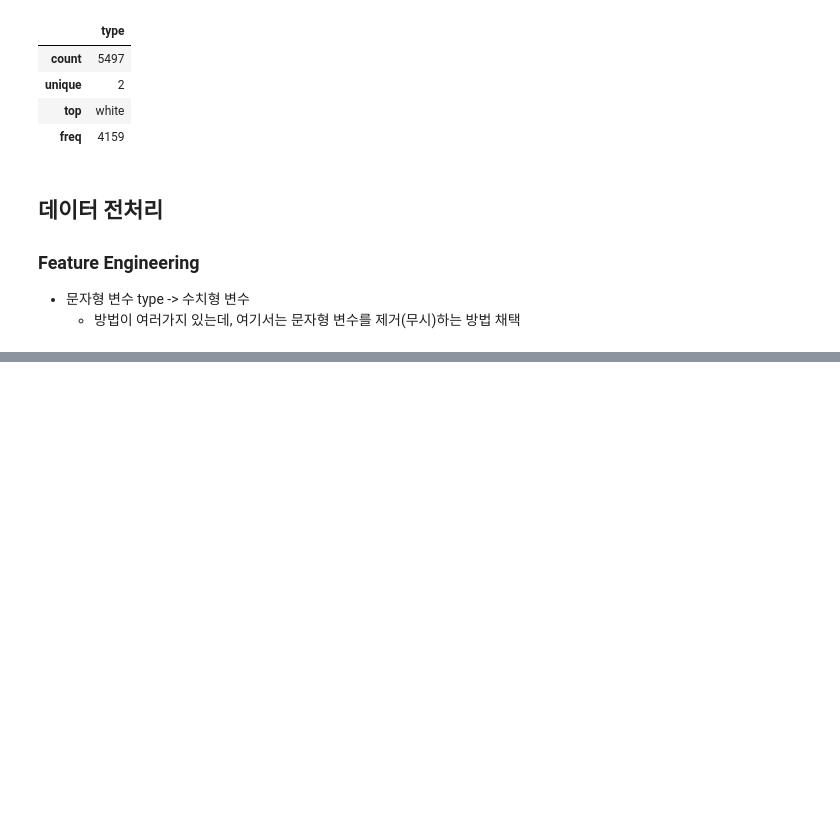
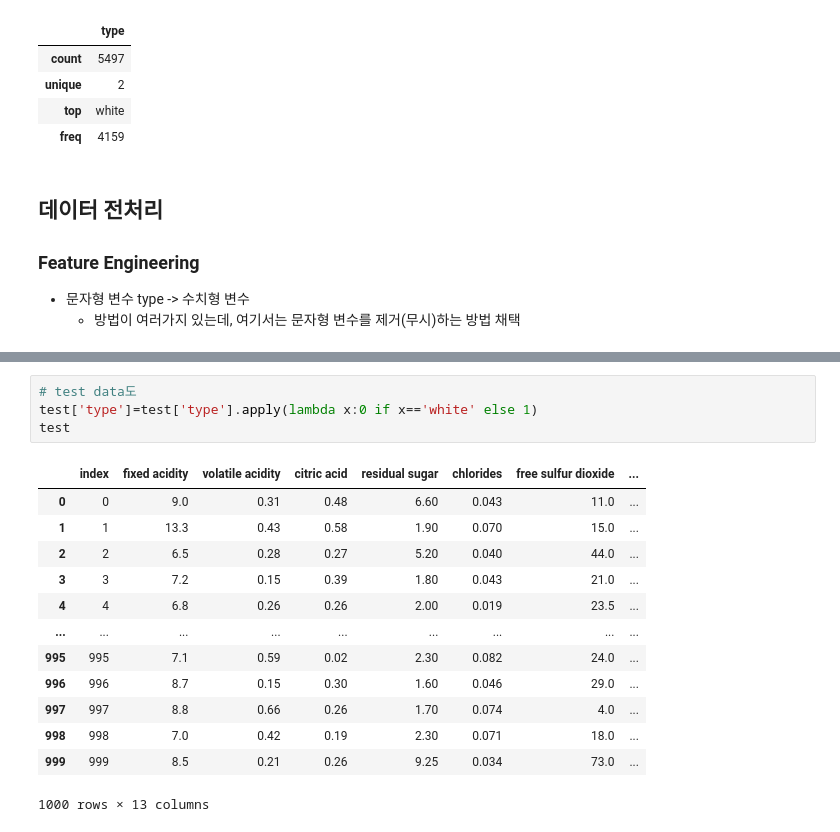
Before and after one commit to ahnjj/Data-Analysis-Project, a Jupyter notebook: wine-quality/Wine_Quality.ipynb, the cells around one changed output, grey strips where cells are left out. Cells and saved outputs as stored; diff of their text form; blank space fills up the shorter version.

```diff
--- a/wine-quality/Wine_Quality.ipynb
+++ b/wine-quality/Wine_Quality.ipynb
@@ -125,0 +231,18 @@ train.head()
+# %%
+# test data도
+test['type']=test['type'].apply(lambda x:0 if x=='white' else 1)
+test
+# %% [output]
+|  | index | fixed acidity | volatile acidity | citric acid | residual sugar | chlorides | free sulfur dioxide | ... |
+| 0 | 0 | 9.0 | 0.31 | 0.48 | 6.60 | 0.043 | 11.0 | ... |
+| 1 | 1 | 13.3 | 0.43 | 0.58 | 1.90 | 0.070 | 15.0 | ... |
+| 2 | 2 | 6.5 | 0.28 | 0.27 | 5.20 | 0.040 | 44.0 | ... |
+| 3 | 3 | 7.2 | 0.15 | 0.39 | 1.80 | 0.043 | 21.0 | ... |
+| 4 | 4 | 6.8 | 0.26 | 0.26 | 2.00 | 0.019 | 23.5 | ... |
+| ... | ... | ... | ... | ... | ... | ... | ... | ... |
+| 995 | 995 | 7.1 | 0.59 | 0.02 | 2.30 | 0.082 | 24.0 | ... |
+| 996 | 996 | 8.7 | 0.15 | 0.30 | 1.60 | 0.046 | 29.0 | ... |
+| 997 | 997 | 8.8 | 0.66 | 0.26 | 1.70 | 0.074 | 4.0 | ... |
+| 998 | 998 | 7.0 | 0.42 | 0.19 | 2.30 | 0.071 | 18.0 | ... |
+| 999 | 999 | 8.5 | 0.21 | 0.26 | 9.25 | 0.034 | 73.0 | ... |
+1000 rows × 13 columns
```
Also changed, not shown: parts of 43 cells of this notebook.
